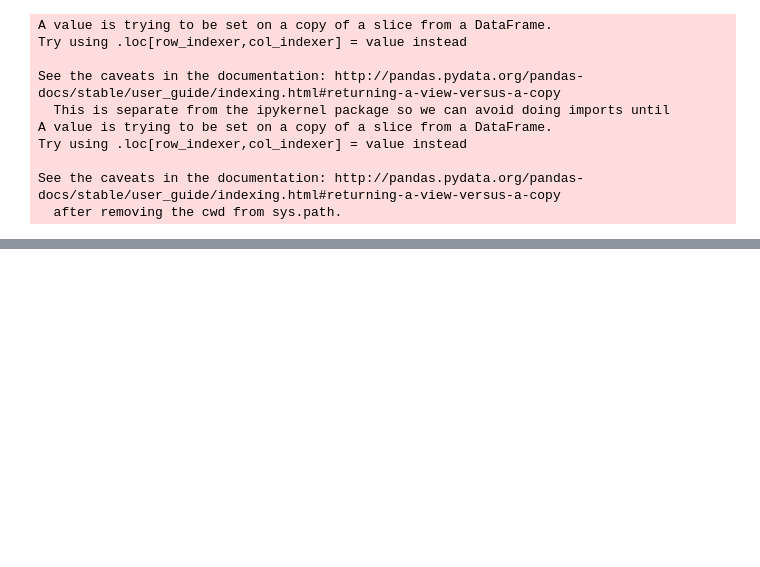
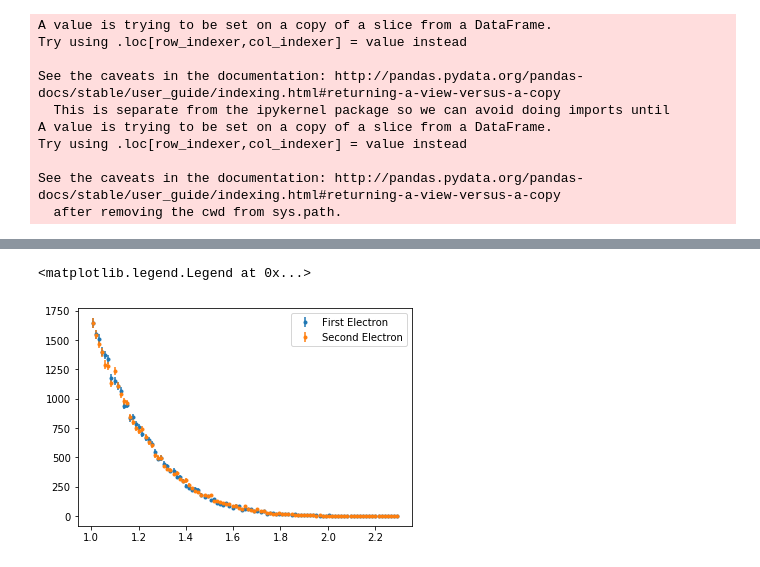
Before and after one commit to k-woodruff/bb2nu, a Jupyter notebook: bb2nu_signal_distribution.ipynb, the cells around one changed output, grey strips where cells are left out. Cells and saved outputs as stored; diff of their text form; code cells hidden in the pictures; blank space fills up the shorter version.

```diff
--- a/bb2nu_signal_distribution.ipynb
+++ b/bb2nu_signal_distribution.ipynb
@@ -401,0 +407,14 @@ Average Uncertainty Selected Group2:0.006594025289733756
+# %%
+plt.figure(0)
+ebins = np.linspace(1,2.3,100)
+bin_centers = (ebins[1:] + ebins[:-1])/2
+energy_counts1,_ = np.histogram(df_particles.groupby('event')['kin_energy'].first(), bins=ebins)
+energy_counts2,_ = np.histogram(df_particles.groupby('event')['kin_energy'].last(), bins=ebins)
+
+plt.errorbar(bin_centers, energy_counts1, yerr=np.sqrt(energy_counts1), fmt='.', label='First Electron');
+plt.errorbar(bin_centers, energy_counts2, yerr=np.sqrt(energy_counts2), fmt='.', label='Second Electron');
+
+plt.legend()
+# %% [output]
+<matplotlib.legend.Legend at 0x...>
+[figure, added]
```
Also changed, not shown: parts of 4 cells of this notebook.
